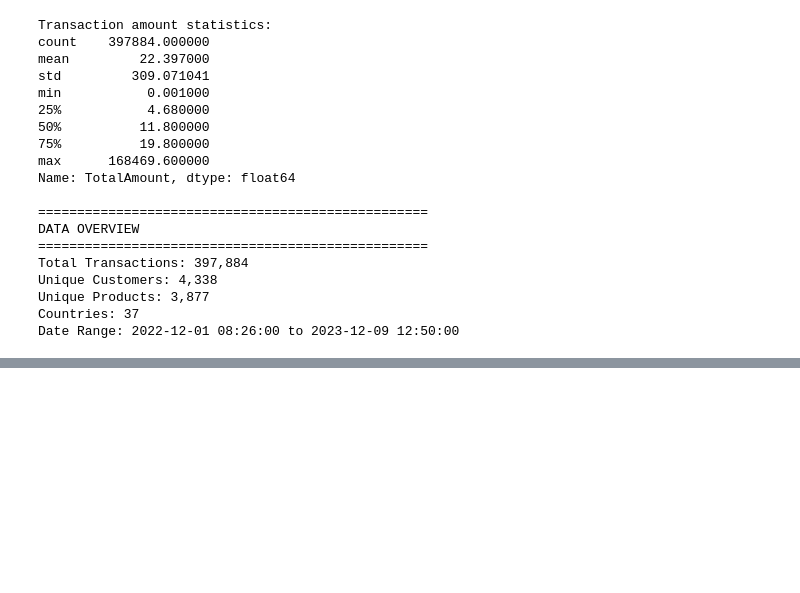
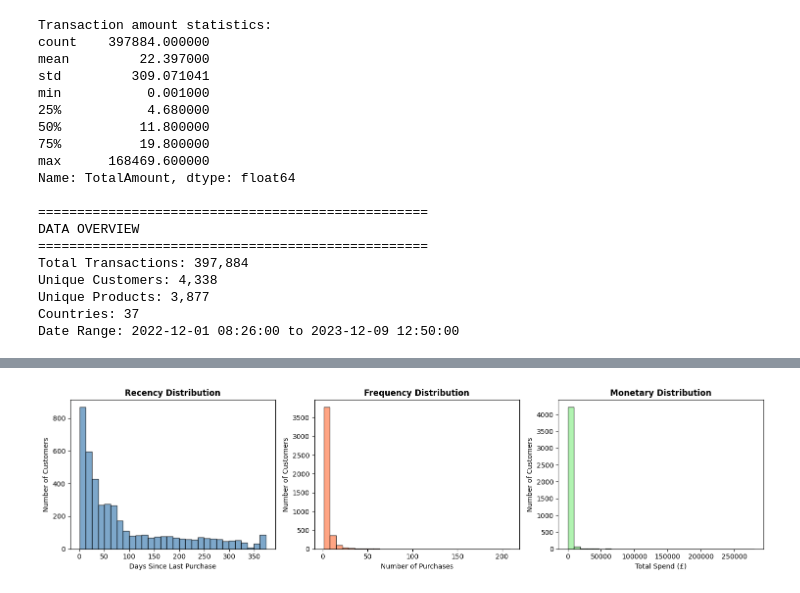
Before and after one commit to DhivyaShri1385/Shopper-Spectrum-Ecommerce, a Jupyter notebook: notebooks/shopper_spectrum.ipynb, the cells around one changed output, grey strips where cells are left out. Cells and saved outputs as stored; diff of their text form; code cells hidden in the pictures; blank space fills up the shorter version.

Commit message:
feat: add RFM feature engineering and distribution analysis

```diff
--- a/notebooks/shopper_spectrum.ipynb
+++ b/notebooks/shopper_spectrum.ipynb
@@ -207,3 +207,83 @@ Unique Customers: 4,338
 Unique Products: 3,877
 Countries: 37
 Date Range: 2022-12-01 08:26:00 to 2023-12-09 12:50:00
+# %%
+# ============================================
+# BLOCK 4: RFM FEATURE ENGINEERING
+# ============================================
+
+# Reference date = max date in dataset + 1 day
+reference_date = df['InvoiceDate'].max() + pd.Timedelta(days=1)
+print(f"Reference date: {reference_date}")
+
+# Calculate RFM metrics for each customer
+rfm = df.groupby('CustomerID').agg(
+    Recency   = ('InvoiceDate', lambda x: (reference_date - x.max()).days),
+    Frequency = ('InvoiceNo',   'nunique'),
+    Monetary  = ('TotalAmount', 'sum')
+).reset_index()
+
+# Round monetary to 2 decimals
+rfm['Monetary'] = rfm['Monetary'].round(2)
+
+print("\n" + "=" * 50)
+print("RFM SUMMARY STATISTICS")
+print("=" * 50)
+print(rfm.describe())
+
+print("\n" + "=" * 50)
+print("RFM SAMPLE DATA")
+print("=" * 50)
+print(rfm.head(10))
+
+# RFM Distributions
+print("\n" + "=" * 50)
+print("RFM DISTRIBUTIONS")
+print("=" * 50)
+fig, axes = plt.subplots(1, 3, figsize=(15, 4))
+
+axes[0].hist(rfm['Recency'], bins=30, color='steelblue', edgecolor='black', alpha=0.7)
+axes[0].set_title('Recency Distribution', fontweight='bold')
+axes[0].set_xlabel('Days Since Last Purchase')
+axes[0].set_ylabel('Number of Customers')
+
+axes[1].hist(rfm['Frequency'], bins=30, color='coral', edgecolor='black', alpha=0.7)
+axes[1].set_title('Frequency Distribution', fontweight='bold')
+axes[1].set_xlabel('Number of Purchases')
+axes[1].set_ylabel('Number of Customers')
+
+axes[2].hist(rfm['Monetary'], bins=30, color='lightgreen', edgecolor='black', alpha=0.7)
+axes[2].set_title('Monetary Distribution', fontweight='bold')
+axes[2].set_xlabel('Total Spend (£)')
+axes[2].set_ylabel('Number of Customers')
+
+plt.tight_layout()
+plt.savefig('../assets/rfm_distributions.png', dpi=300, bbox_inches='tight')
+plt.show()
+
+# Box plots for RFM
+print("\nBox plots for outlier detection:")
+fig, axes = plt.subplots(1, 3, figsize=(15, 4))
+
+axes[0].boxplot(rfm['Recency'])
+axes[0].set_title('Recency Box Plot', fontweight='bold')
+axes[0].set_ylabel('Days')
+
+axes[1].boxplot(rfm['Frequency'])
+axes[1].set_title('Frequency Box Plot', fontweight='bold')
+axes[1].set_ylabel('Count')
+
+axes[2].boxplot(rfm['Monetary'])
+axes[2].set_title('Monetary Box Plot', fontweight='bold')
+axes[2].set_ylabel('Amount (£)')
+
+plt.tight_layout()
+plt.savefig('../assets/rfm_boxplots.png', dpi=300, bbox_inches='tight')
+plt.show()
+
+print("\n✅ RFM features created successfully!")
+print(f"Total customers: {len(rfm)}")
+print(f"\nRecency - Min: {rfm['Recency'].min()}, Max: {rfm['Recency'].max()}")
+print(f"Frequency - Min: {rfm['Frequency'].min()}, Max: {rfm['Frequency'].max()}")
+print(f"Monetary - Min: £{rfm['Monetary'].min():.2f}, Max: £{rfm['Monetary'].max():.2f}")
+# %% [output]
@@ -209,0 +307 @@ Date Range: 2022-12-01 08:26:00 to 2023-12-09 12:50:00
+[figure, added]
```
Also changed, not shown: parts of 1 cell of this notebook, 2 other files.
